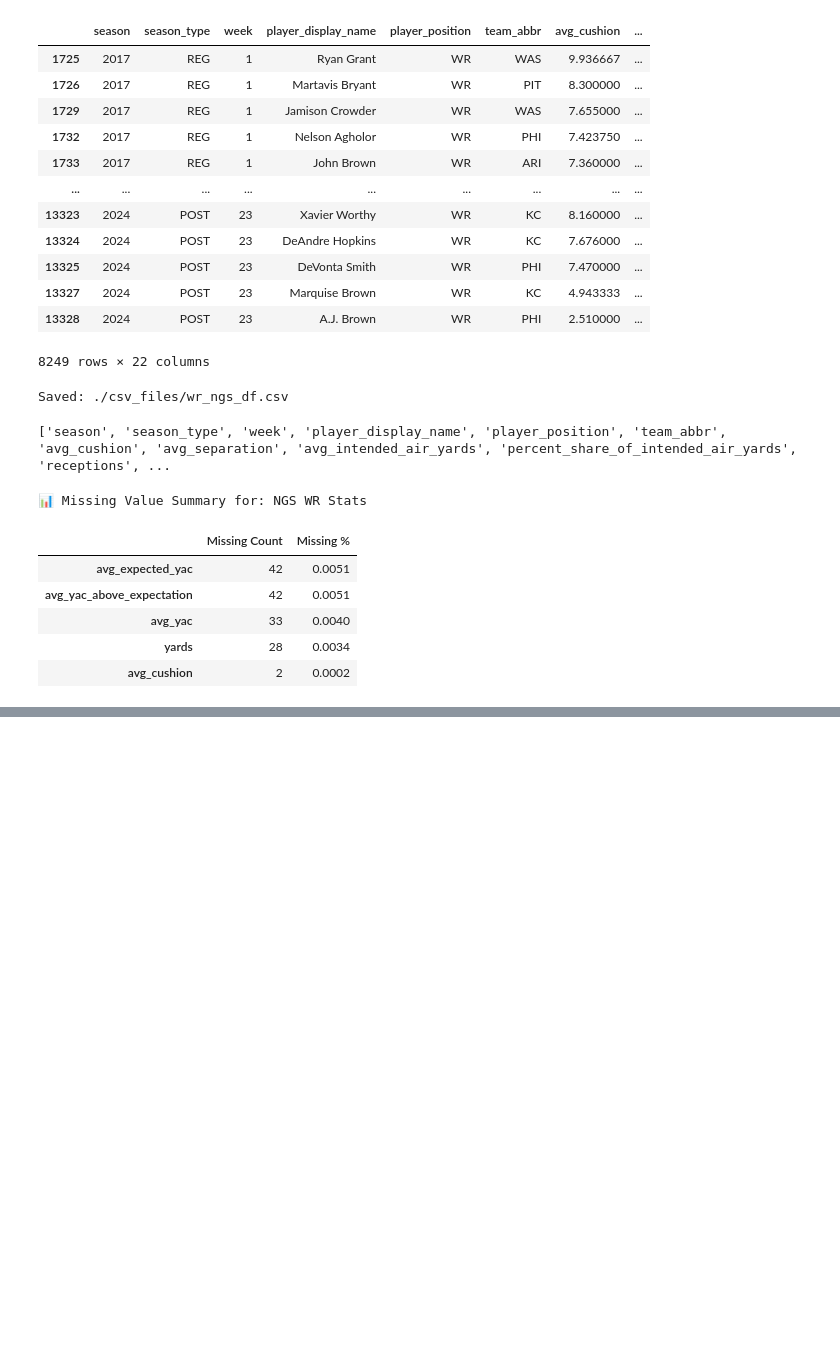
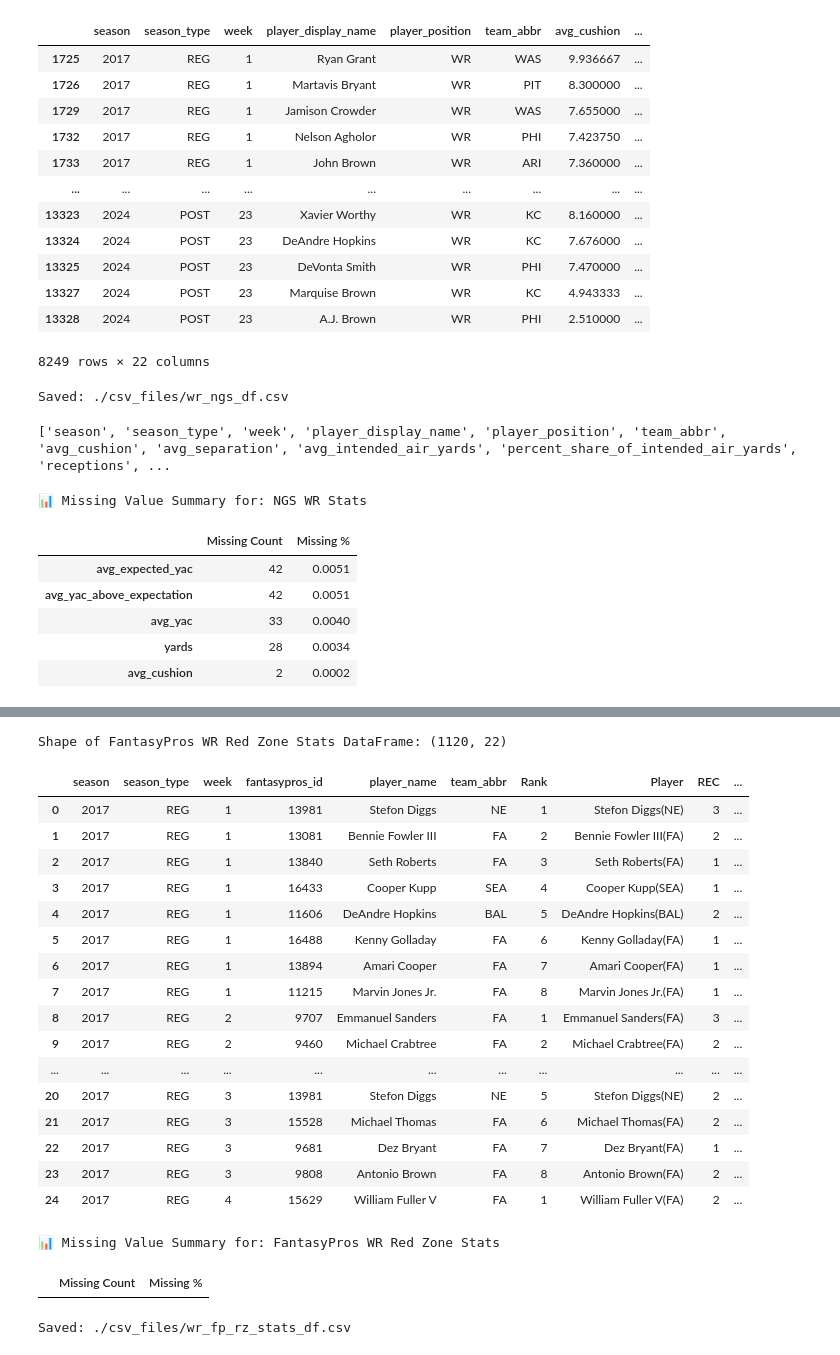
Before and after one commit to ARCtechmo/fanfav, a Jupyter notebook: wr_df_v2.ipynb, the cells around one changed output, grey strips where cells are left out. Cells and saved outputs as stored; diff of their text form; code cells hidden in the pictures; blank space fills up the shorter version.

```diff
--- a/wr_df_v2.ipynb
+++ b/wr_df_v2.ipynb
@@ -851,9 +924,6 @@ def wr_scrape_fp_rz_stats(
         else:
             df = df.drop_duplicates()
 
-    if save_csv_path:
-        df.to_csv(save_csv_path, index=False)
-
     return df, errors
 # %%
 # pull a sample of the scraped fantasypros data for visual inspection
@@ -865,18 +947,41 @@ sample_df, sample_errors = test_scraper_sample(
 # %%
 # output: a dataframe of WR fantasypros advanced stats
-wr_fp_rz_stats_df, fp_rz_errors = wr_scrape_fp_rz_stats(
-    year_week_pairs,
-    save_csv_path="wr_fp_rz_stats.csv"
-)
+wr_fp_rz_stats_df, fp_rz_errors = wr_scrape_fp_rz_stats(year_week_pairs)
 
-# 📊 Display shape
+# Display shape
 print(f"Shape of FantasyPros WR Red Zone Stats DataFrame: {wr_fp_rz_stats_df.shape}")
 
-# 👀 Display first few rows
+# Display first few rows
 display(wr_fp_rz_stats_df.head(25))
 
 # 🔍 Display missing value summary
 display(check_nulls(wr_fp_rz_stats_df, name="FantasyPros WR Red Zone Stats"))
+# %% [output]
+Shape of FantasyPros WR Red Zone Stats DataFrame: (1120, 22)
+|  | season | season_type | week | fantasypros_id | player_name | team_abbr | Rank | Player | REC | ... |
+| 0 | 2017 | REG | 1 | 13981 | Stefon Diggs | NE | 1 | Stefon Diggs(NE) | 3 | ... |
+| 1 | 2017 | REG | 1 | 13081 | Bennie Fowler III | FA | 2 | Bennie Fowler III(FA) | 2 | ... |
+| 2 | 2017 | REG | 1 | 13840 | Seth Roberts | FA | 3 | Seth Roberts(FA) | 1 | ... |
+| 3 | 2017 | REG | 1 | 16433 | Cooper Kupp | SEA | 4 | Cooper Kupp(SEA) | 1 | ... |
+| 4 | 2017 | REG | 1 | 11606 | DeAndre Hopkins | BAL | 5 | DeAndre Hopkins(BAL) | 2 | ... |
+| 5 | 2017 | REG | 1 | 16488 | Kenny Golladay | FA | 6 | Kenny Golladay(FA) | 1 | ... |
+| 6 | 2017 | REG | 1 | 13894 | Amari Cooper | FA | 7 | Amari Cooper(FA) | 1 | ... |
+| 7 | 2017 | REG | 1 | 11215 | Marvin Jones Jr. | FA | 8 | Marvin Jones Jr.(FA) | 1 | ... |
+| 8 | 2017 | REG | 2 | 9707 | Emmanuel Sanders | FA | 1 | Emmanuel Sanders(FA) | 3 | ... |
+| 9 | 2017 | REG | 2 | 9460 | Michael Crabtree | FA | 2 | Michael Crabtree(FA) | 2 | ... |
+| ... | ... | ... | ... | ... | ... | ... | ... | ... | ... | ... |
+| 20 | 2017 | REG | 3 | 13981 | Stefon Diggs | NE | 5 | Stefon Diggs(NE) | 2 | ... |
+| 21 | 2017 | REG | 3 | 15528 | Michael Thomas | FA | 6 | Michael Thomas(FA) | 2 | ... |
+| 22 | 2017 | REG | 3 | 9681 | Dez Bryant | FA | 7 | Dez Bryant(FA) | 1 | ... |
+| 23 | 2017 | REG | 3 | 9808 | Antonio Brown | FA | 8 | Antonio Brown(FA) | 2 | ... |
+| 24 | 2017 | REG | 4 | 15629 | William Fuller V | FA | 1 | William Fuller V(FA) | 2 | ... |
+📊 Missing Value Summary for: FantasyPros WR Red Zone Stats
+|  | Missing Count | Missing % |
+# %%
+# csv file
+save_csv(wr_fp_rz_stats_df, "wr_fp_rz_stats_df")
+# %% [output]
+Saved: ./csv_files/wr_fp_rz_stats_df.csv
 # %%
 # Listing columns of all three FantasyPros dataframes
 basic_stats_cols = wr_fp_basic_stats_df.columns.tolist()
```
Also changed, not shown: parts of 59 cells of this notebook.
